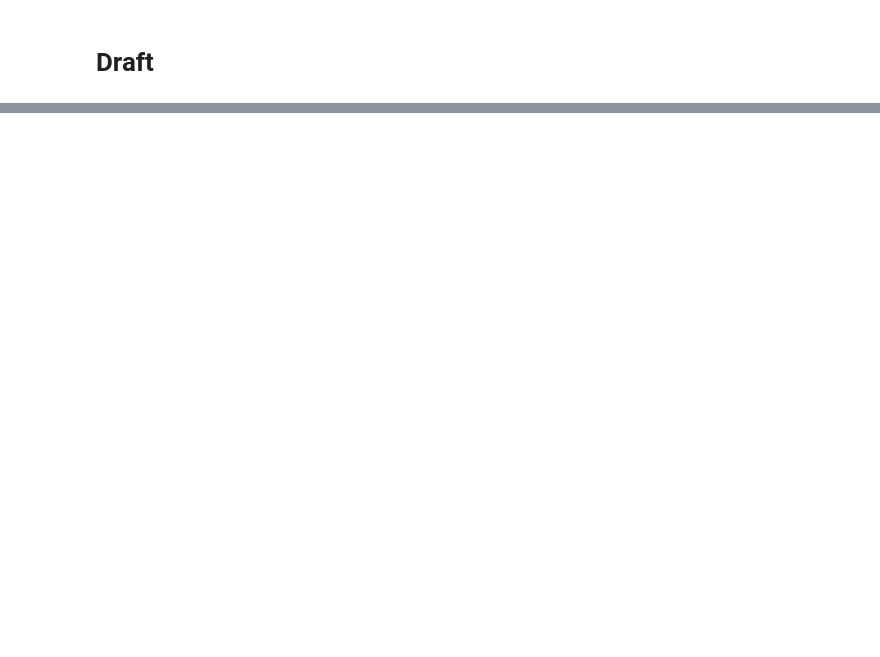
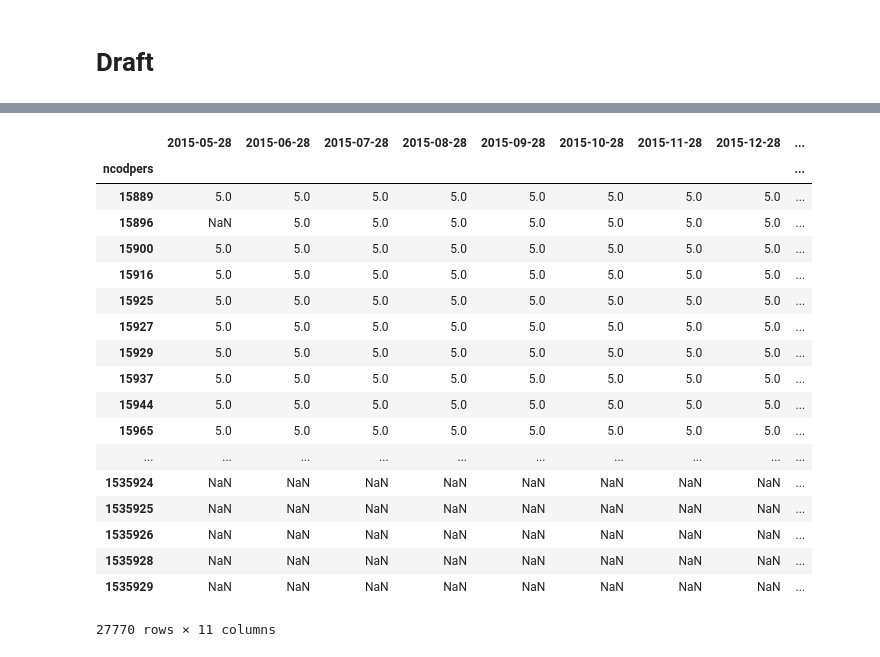
Before and after one commit to LiYan1988/santander-production-recommandation, a Jupyter notebook: notebooks/eda_4_30.ipynb, the cells around one changed output, grey strips where cells are left out. Saved outputs shown, nothing was run; the diff lists cells and outputs as text; code cells hidden in the pictures; blank space fills up the shorter version.

```diff
--- a/notebooks/eda_4_30.ipynb
+++ b/notebooks/eda_4_30.ipynb
@@ -266,0 +146,36 @@ hash(a.tostring())
+# %%
+def first_valid_month(x):
+    '''Calculate the first valid month for each customer, x is the whole unstacked DataFrame'''
+    # Use all the features to determine if
+    a = x[target_cols].count(axis=1, level=1).replace(0, np.nan)
+    # Find the first month that is not NAN, the month is represented by index in month_list
+    a = a.apply(lambda u: month_list.index(u.first_valid_index()), axis=1)
+    return a
+# %%
+a = first_valid_month(df)
+# %%
+b = df.xs(axis=1, level=0, key='canal_entrada').copy()
+# %%
+a.name = 'first_valid_month'
+# %%
+b.join(a)
+# %% [output]
+|  | 2015-05-28 | 2015-06-28 | 2015-07-28 | 2015-08-28 | 2015-09-28 | 2015-10-28 | 2015-11-28 | 2015-12-28 | ... |
+| ncodpers |  |  |  |  |  |  |  |  | ... |
+| 15889 | 5.0 | 5.0 | 5.0 | 5.0 | 5.0 | 5.0 | 5.0 | 5.0 | ... |
+| 15896 | NaN | 5.0 | 5.0 | 5.0 | 5.0 | 5.0 | 5.0 | 5.0 | ... |
+| 15900 | 5.0 | 5.0 | 5.0 | 5.0 | 5.0 | 5.0 | 5.0 | 5.0 | ... |
+| 15916 | 5.0 | 5.0 | 5.0 | 5.0 | 5.0 | 5.0 | 5.0 | 5.0 | ... |
+| 15925 | 5.0 | 5.0 | 5.0 | 5.0 | 5.0 | 5.0 | 5.0 | 5.0 | ... |
+| 15927 | 5.0 | 5.0 | 5.0 | 5.0 | 5.0 | 5.0 | 5.0 | 5.0 | ... |
+| 15929 | 5.0 | 5.0 | 5.0 | 5.0 | 5.0 | 5.0 | 5.0 | 5.0 | ... |
+| 15937 | 5.0 | 5.0 | 5.0 | 5.0 | 5.0 | 5.0 | 5.0 | 5.0 | ... |
+| 15944 | 5.0 | 5.0 | 5.0 | 5.0 | 5.0 | 5.0 | 5.0 | 5.0 | ... |
+| 15965 | 5.0 | 5.0 | 5.0 | 5.0 | 5.0 | 5.0 | 5.0 | 5.0 | ... |
+| ... | ... | ... | ... | ... | ... | ... | ... | ... | ... |
+| 1535924 | NaN | NaN | NaN | NaN | NaN | NaN | NaN | NaN | ... |
+| 1535925 | NaN | NaN | NaN | NaN | NaN | NaN | NaN | NaN | ... |
+| 1535926 | NaN | NaN | NaN | NaN | NaN | NaN | NaN | NaN | ... |
+| 1535928 | NaN | NaN | NaN | NaN | NaN | NaN | NaN | NaN | ... |
+| 1535929 | NaN | NaN | NaN | NaN | NaN | NaN | NaN | NaN | ... |
+27770 rows × 11 columns
```
Also changed, not shown: parts of 30 cells of this notebook, 2 other files.
